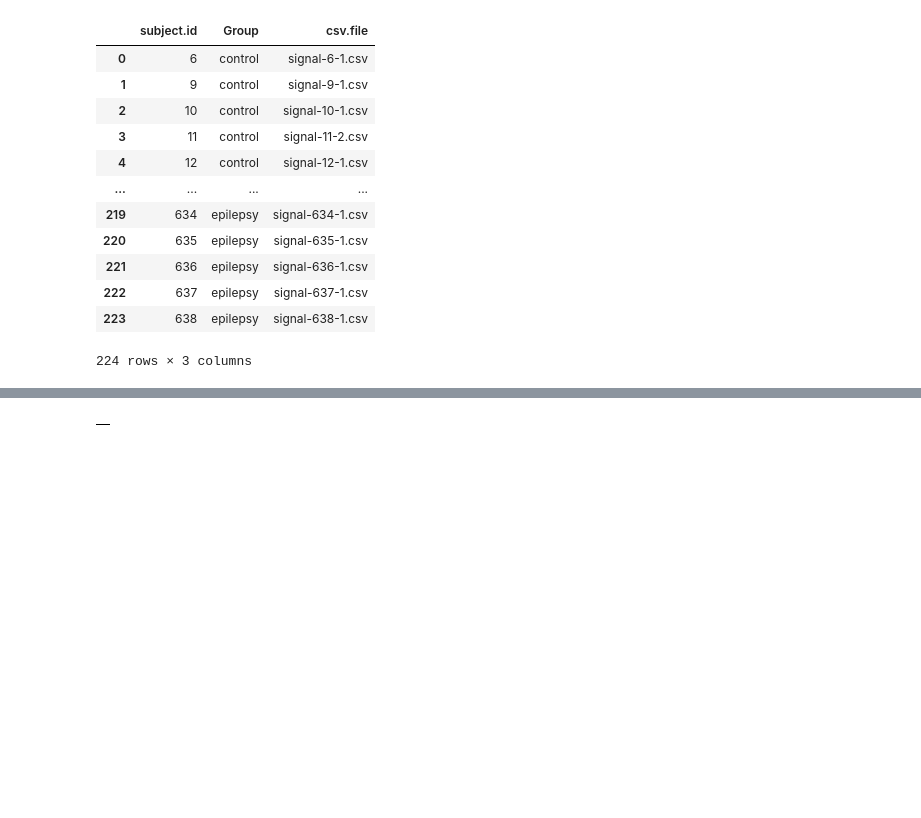
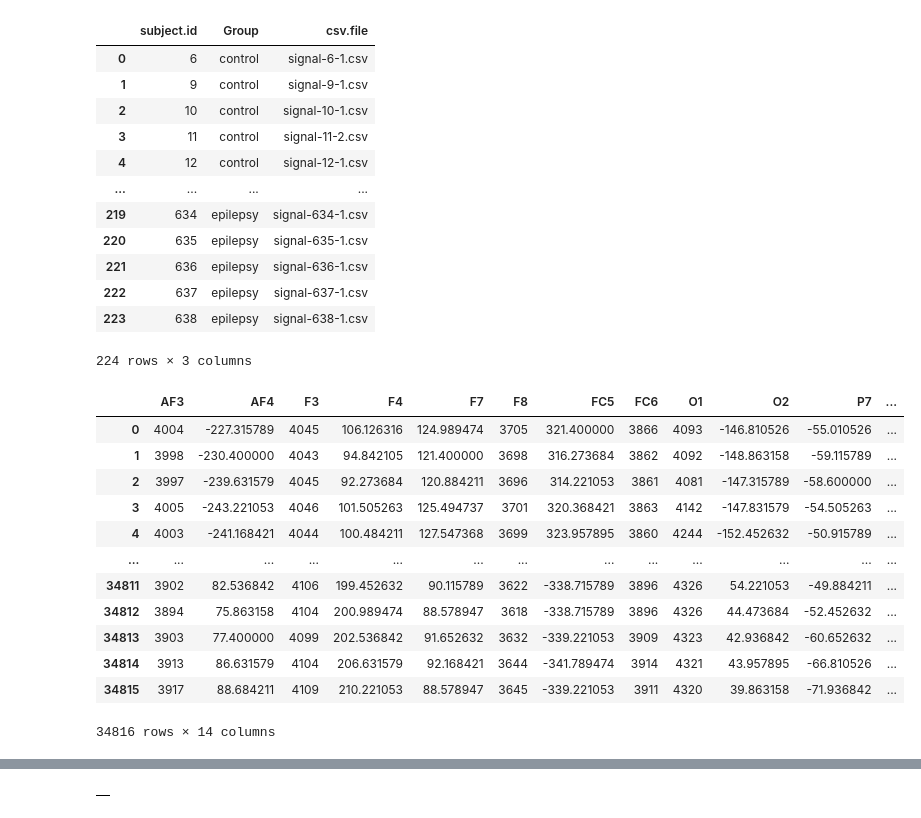
Before and after one commit to Agusschajris/Proyecto-4to-SinapsIA, a Jupyter notebook: IA/Agus/New data.ipynb, the cells around one changed output, grey strips where cells are left out. Saved outputs shown, nothing was run; the diff lists cells and outputs as text; code cells hidden in the pictures; blank space fills up the shorter version.

```diff
--- a/IA/Agus/New data.ipynb
+++ b/IA/Agus/New data.ipynb
@@ -87,6 +87,24 @@ metadata
 | 222 | 637 | epilepsy | signal-637-1.csv |
 | 223 | 638 | epilepsy | signal-638-1.csv |
 224 rows × 3 columns
+# %%
+noseque = pd.read_csv('C:\\Users\\47575909\\Desktop\\EEGs_Nigeria\\signal-10-1.csv')
+dataframe = noseque.iloc[:, 1:15].copy()
+dataframe
+# %% [output]
+|  | AF3 | AF4 | F3 | F4 | F7 | F8 | FC5 | FC6 | O1 | O2 | P7 | ... |
+| 0 | 4004 | -227.315789 | 4045 | 106.126316 | 124.989474 | 3705 | 321.400000 | 3866 | 4093 | -146.810526 | -55.010526 | ... |
+| 1 | 3998 | -230.400000 | 4043 | 94.842105 | 121.400000 | 3698 | 316.273684 | 3862 | 4092 | -148.863158 | -59.115789 | ... |
+| 2 | 3997 | -239.631579 | 4045 | 92.273684 | 120.884211 | 3696 | 314.221053 | 3861 | 4081 | -147.315789 | -58.600000 | ... |
+| 3 | 4005 | -243.221053 | 4046 | 101.505263 | 125.494737 | 3701 | 320.368421 | 3863 | 4142 | -147.831579 | -54.505263 | ... |
+| 4 | 4003 | -241.168421 | 4044 | 100.484211 | 127.547368 | 3699 | 323.957895 | 3860 | 4244 | -152.452632 | -50.915789 | ... |
+| ... | ... | ... | ... | ... | ... | ... | ... | ... | ... | ... | ... | ... |
+| 34811 | 3902 | 82.536842 | 4106 | 199.452632 | 90.115789 | 3622 | -338.715789 | 3896 | 4326 | 54.221053 | -49.884211 | ... |
+| 34812 | 3894 | 75.863158 | 4104 | 200.989474 | 88.578947 | 3618 | -338.715789 | 3896 | 4326 | 44.473684 | -52.452632 | ... |
+| 34813 | 3903 | 77.400000 | 4099 | 202.536842 | 91.652632 | 3632 | -339.221053 | 3909 | 4323 | 42.936842 | -60.652632 | ... |
+| 34814 | 3913 | 86.631579 | 4104 | 206.631579 | 92.168421 | 3644 | -341.789474 | 3914 | 4321 | 43.957895 | -66.810526 | ... |
+| 34815 | 3917 | 88.684211 | 4109 | 210.221053 | 88.578947 | 3645 | -339.221053 | 3911 | 4320 | 39.863158 | -71.936842 | ... |
+34816 rows × 14 columns
 # %%
 dataset = pd.DataFrame()
 
```
Also changed, not shown: parts of 2 cells of this notebook.
